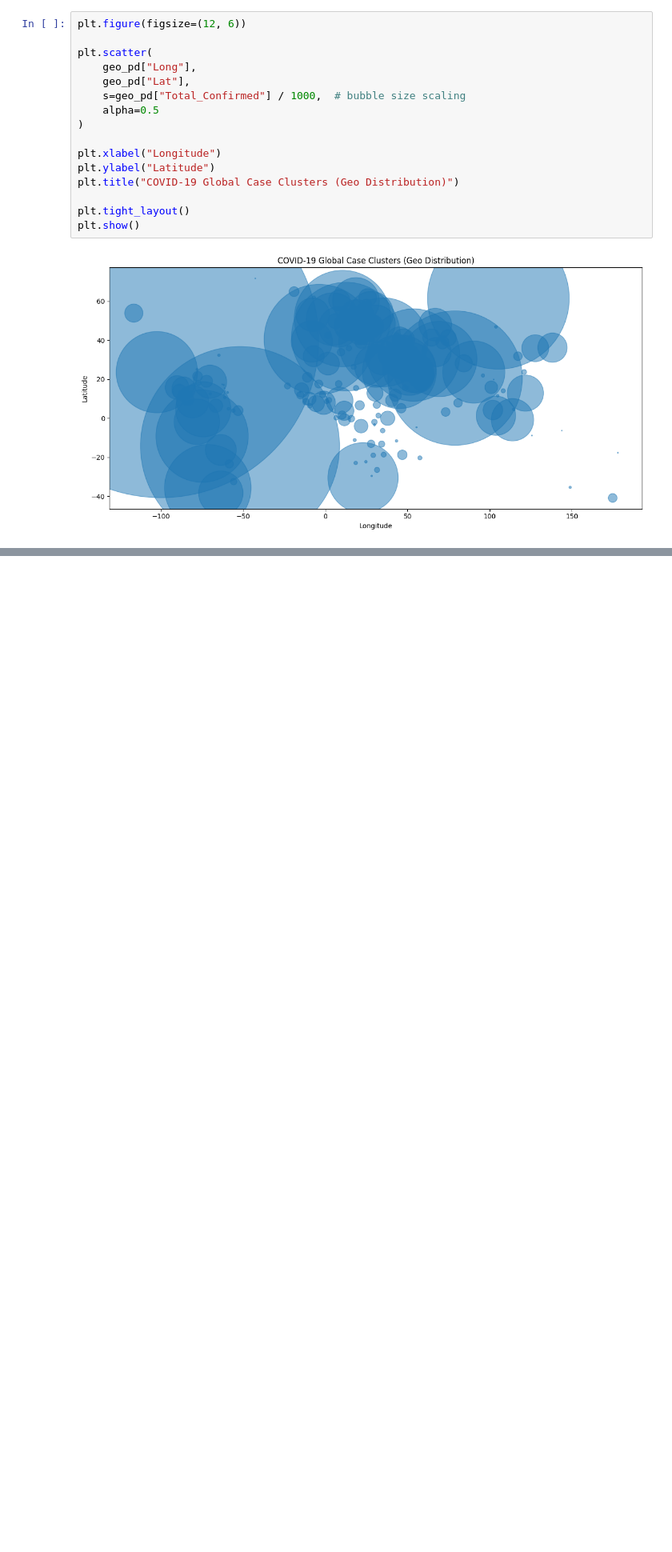
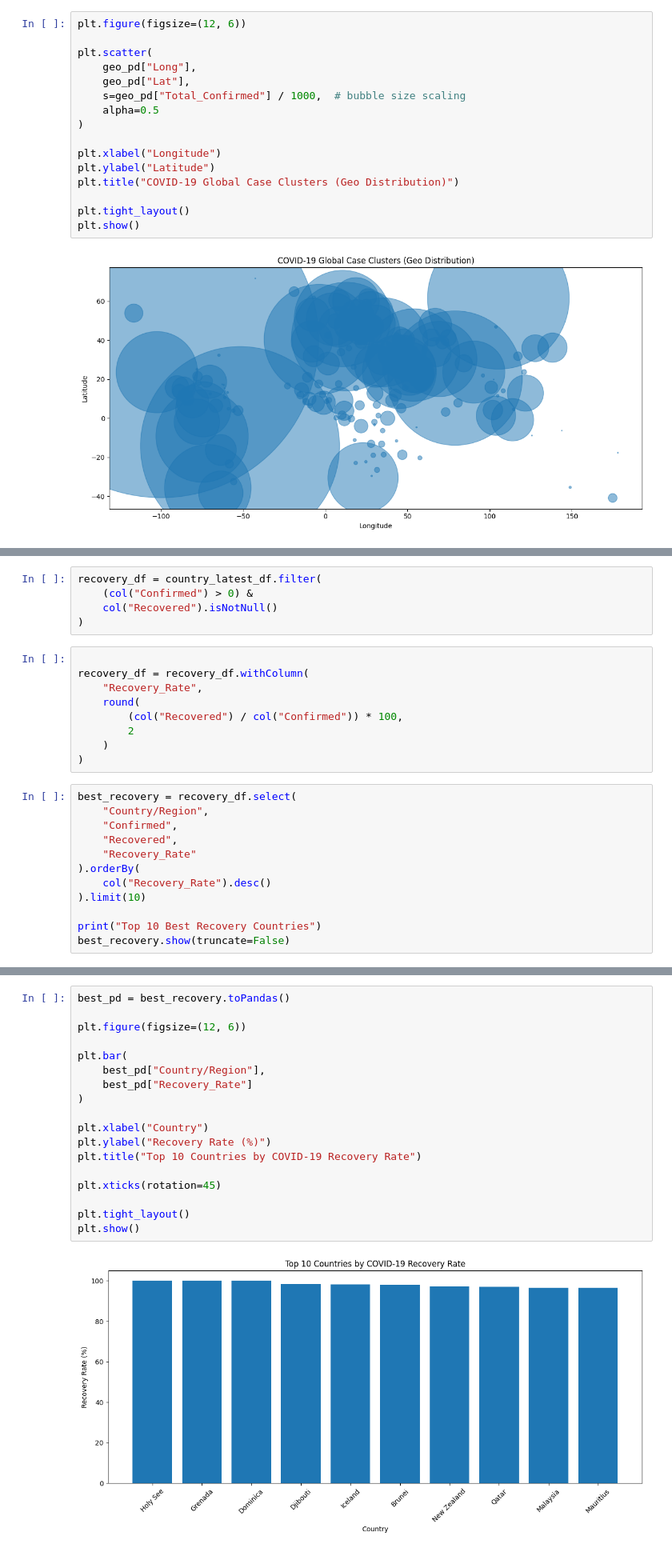
Before and after one commit to dilpreet0007/COVID19-Analytics-Pipeline, a Jupyter notebook: app.ipynb, the cells around one changed output, grey strips where cells are left out. Shown at 80% size. Saved outputs shown, nothing was run; the diff lists cells and outputs as text; blank space fills up the shorter version.

Commit message:
[Dilpreet] Task 17: Recovery Rate Analysis

```diff
--- a/app.ipynb
+++ b/app.ipynb
@@ -1022,0 +1027,26 @@ plt.show()
+# %%
+recovery_df = country_latest_df.filter(
+    (col("Confirmed") > 0) &
+    col("Recovered").isNotNull()
+)
+# %%
+
+recovery_df = recovery_df.withColumn(
+    "Recovery_Rate",
+    round(
+        (col("Recovered") / col("Confirmed")) * 100,
+        2
+    )
+)
+# %%
+best_recovery = recovery_df.select(
+    "Country/Region",
+    "Confirmed",
+    "Recovered",
+    "Recovery_Rate"
+).orderBy(
+    col("Recovery_Rate").desc()
+).limit(10)
+
+print("Top 10 Best Recovery Countries")
+best_recovery.show(truncate=False)
@@ -1022,0 +1097,20 @@ plt.show()
+# %%
+best_pd = best_recovery.toPandas()
+
+plt.figure(figsize=(12, 6))
+
+plt.bar(
+    best_pd["Country/Region"],
+    best_pd["Recovery_Rate"]
+)
+
+plt.xlabel("Country")
+plt.ylabel("Recovery Rate (%)")
+plt.title("Top 10 Countries by COVID-19 Recovery Rate")
+
+plt.xticks(rotation=45)
+
+plt.tight_layout()
+plt.show()
+# %% [output]
+[figure, added]
```
Also changed, not shown: parts of 4 cells of this notebook.
